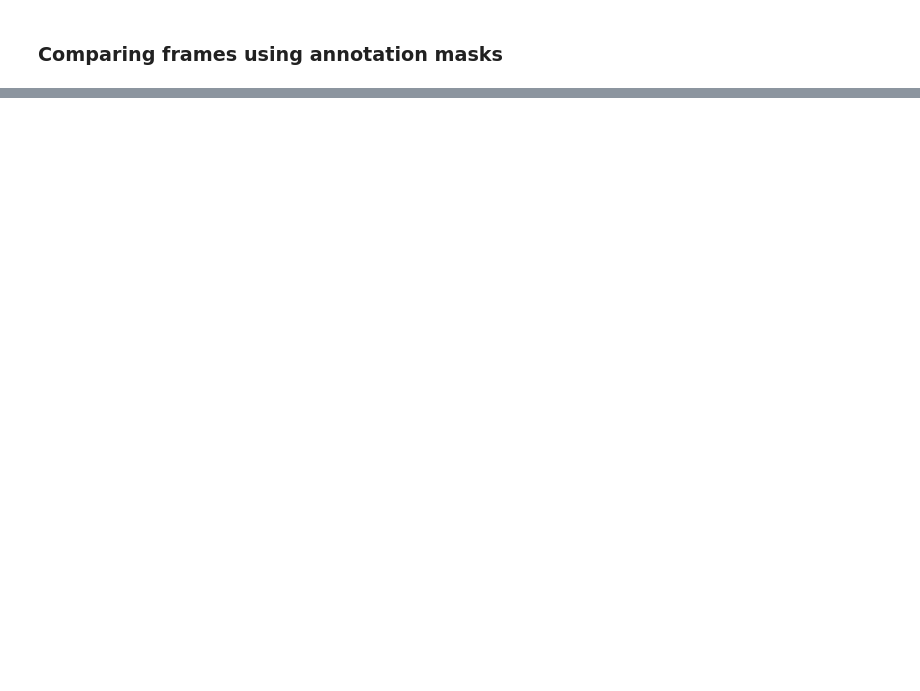
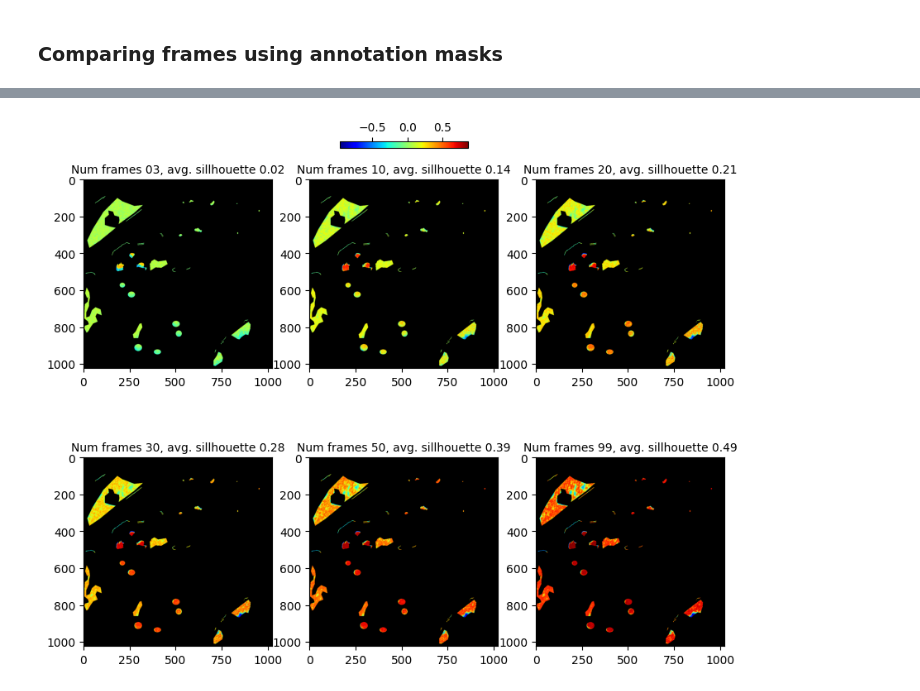
Before and after one commit to amjams/PreHyperspectralEDX, a Jupyter notebook: preprocessing_basic/03_number_of_frames.ipynb, the cells around one changed output, grey strips where cells are left out. Saved outputs shown, nothing was run; the diff lists cells and outputs as text; code cells hidden in the pictures; blank space fills up the shorter version.

Commit message:
sillhouette function and test

```diff
--- a/preprocessing_basic/03_number_of_frames.ipynb
+++ b/preprocessing_basic/03_number_of_frames.ipynb
@@ -160,0 +225,17 @@ plt.show()
+# %%
+file_path = "../data/EMD/EDXdataset.emd"
+
+# last_frame
+num_frames = [3,10,20,30,50,99]
+
+# save score images
+score_images = np.zeros((masks.shape[0],masks.shape[1],len(num_frames)))
+
+for cnt,last_frame in enumerate(num_frames):
+    # load a tile and preprocess
+    edx, haadf, xray_energies = load_EDX(file_path, first_frame=0, last_frame=last_frame, sum_frames=True)
+    tile = EM_EDX(haadf, edx, xray_energies)
+    tile.apply("crop", parameters={"crop_idx": (slice(None), slice(None), slice(96, 4096))})
+    tile.apply("binning", parameters={"dim": (1024, 1024, 250)})
+    tile.apply("MeanFilterEDX", parameters={"kernel_size": 3})
+    score_images[:,:,cnt] = sil_scores(tile.EDX, masks, metric='cosine')
@@ -160,0 +249,23 @@ plt.show()
+# %%
+fig, axes = plt.subplots(2, 3, figsize=(10, 10))
+
+# modify jet so NaNs appear black
+cmap = plt.cm.jet.copy()
+cmap.set_bad(color='black')
+
+# compute global vmin/vmax
+vmin = np.nanmin(score_images)
+vmax = np.nanmax(score_images)
+
+for i, ax in enumerate(axes.flat):
+    im = ax.imshow(score_images[:,:,i],cmap=cmap,vmin=vmin,vmax=vmax)
+    ax.set_title("Num frames %02d, avg. sillhouette %.2f" % (num_frames[i],np.nanmean(score_images[:,:,i])),fontsize=10)
+    #ax.axis("off")
+
+# one shared colorbar
+fig.colorbar(im, ax=axes.ravel().tolist(), shrink=0.2,location='top')
+
+#plt.tight_layout()
+plt.show()
+# %% [output]
+[figure, added]
```
Also changed, not shown: parts of 8 cells of this notebook, 3 other files.
